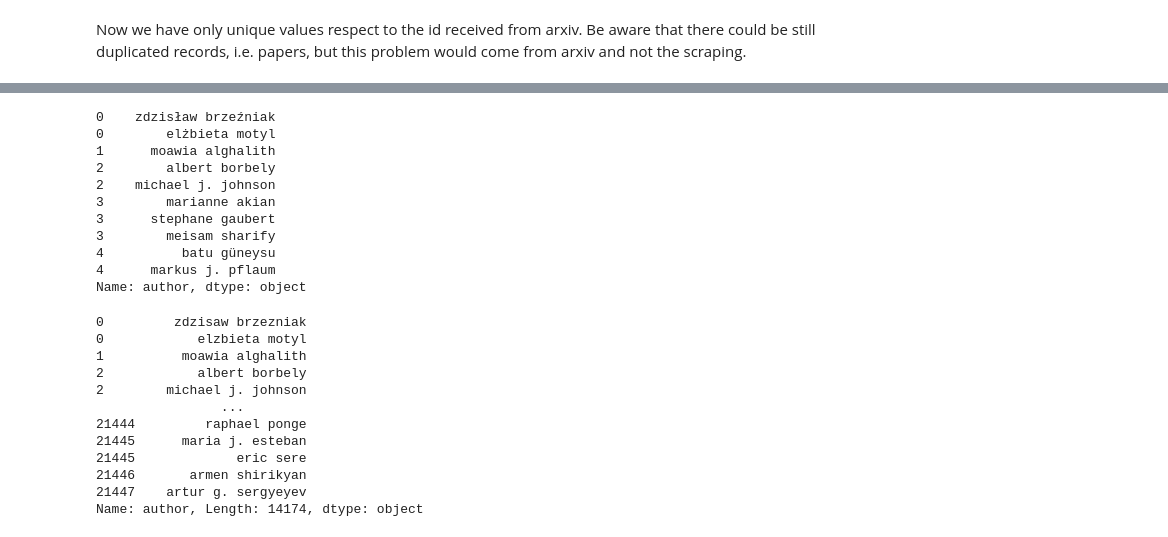
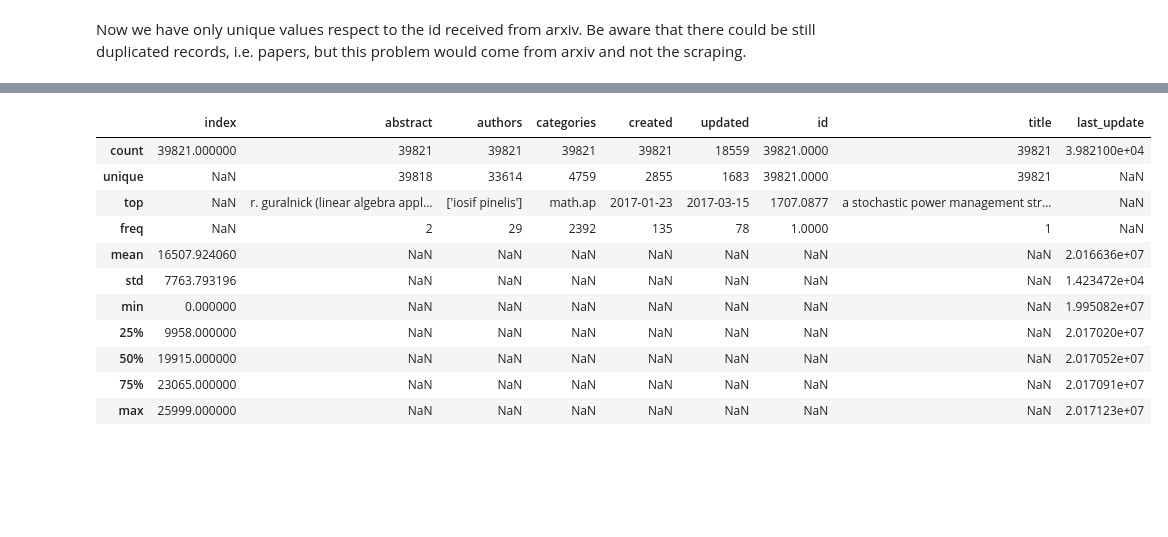
Before and after one commit to radema/indago_arxiv, a Jupyter notebook: notebook/ETL/data_analysis.ipynb, the cells around one changed output, grey strips where cells are left out. Cells and saved outputs as stored; diff of their text form; code cells hidden in the pictures; blank space fills up the shorter version.

```diff
--- a/notebook/ETL/data_analysis.ipynb
+++ b/notebook/ETL/data_analysis.ipynb
@@ -73,2 +62,19 @@ uniques = df[df['id'].duplicated()==False].sort_values(by=['id','updated'], na_p
+# %%
+sa = df
+#parse dates
+create_date = sa.created.str.replace('-','').map(lambda x: float(x))
+update_date = sa.updated.str.replace('-','').map(lambda x: float(x))
+
+#last_update is the last update date or the creation date if there's none
+last_update = update_date
+for index, value in last_update.iteritems():
+    if np.isnan(value):
+        last_update[index] = create_date[index]
+sa['last_update'] = last_update
+sa = sa.drop(columns = ['created','updated'])
+# sort by id, updated
+sa = sa.sort_values(by = ['title','last_update'], ascending = [True, False])
+#drop duplicates (1 line per paper)
+sa_1 = sa.drop_duplicates(['title'],keep='first')
 # %% [markdown]
 Now we have only unique values respect to the id received from arxiv. Be aware that there could be still duplicated records, i.e. papers, but this problem would come from arxiv and not the scraping.
@@ -211,14 +80,0 @@ dfp3.describe(include='all')
-# %%
-authors.head(10)
-# %% [output]
-0    zdzisław brzeźniak
-0        elżbieta motyl
-1      moawia alghalith
-2        albert borbely
-2    michael j. johnson
-3        marianne akian
-3      stephane gaubert
-3        meisam sharify
-4          batu güneysu
-4      markus j. pflaum
-Name: author, dtype: object
@@ -231,15 +81,15 @@ def removeAscendingChar(data):
-# %%
-authors.apply(lambda x: removeAscendingChar(x))
-# %% [output]
-0         zdzisaw brzezniak
-0            elzbieta motyl
-1          moawia alghalith
-2            albert borbely
-2        michael j. johnson
-                ...
-21444         raphael ponge
-21445      maria j. esteban
-21445             eric sere
-21446       armen shirikyan
-21447    artur g. sergyeyev
-Name: author, Length: 14174, dtype: object
+# %%
+sa_1.describe(include='all')
+# %% [output]
+|  | index | abstract | authors | categories | created | updated | id | title | last_update |
+| count | 39821.000000 | 39821 | 39821 | 39821 | 39821 | 18559 | 39821.0000 | 39821 | 3.982100e+04 |
+| unique | NaN | 39818 | 33614 | 4759 | 2855 | 1683 | 39821.0000 | 39821 | NaN |
+| top | NaN | r. guralnick (linear algebra appl... | ['iosif pinelis'] | math.ap | 2017-01-23 | 2017-03-15 | 1707.0877 | a stochastic power management str... | NaN |
+| freq | NaN | 2 | 29 | 2392 | 135 | 78 | 1.0000 | 1 | NaN |
+| mean | 16507.924060 | NaN | NaN | NaN | NaN | NaN | NaN | NaN | 2.016636e+07 |
+| std | 7763.793196 | NaN | NaN | NaN | NaN | NaN | NaN | NaN | 1.423472e+04 |
+| min | 0.000000 | NaN | NaN | NaN | NaN | NaN | NaN | NaN | 1.995082e+07 |
+| 25% | 9958.000000 | NaN | NaN | NaN | NaN | NaN | NaN | NaN | 2.017020e+07 |
+| 50% | 19915.000000 | NaN | NaN | NaN | NaN | NaN | NaN | NaN | 2.017052e+07 |
+| 75% | 23065.000000 | NaN | NaN | NaN | NaN | NaN | NaN | NaN | 2.017091e+07 |
+| max | 25999.000000 | NaN | NaN | NaN | NaN | NaN | NaN | NaN | 2.017123e+07 |
```
Also changed, not shown: parts of 56 cells of this notebook.
